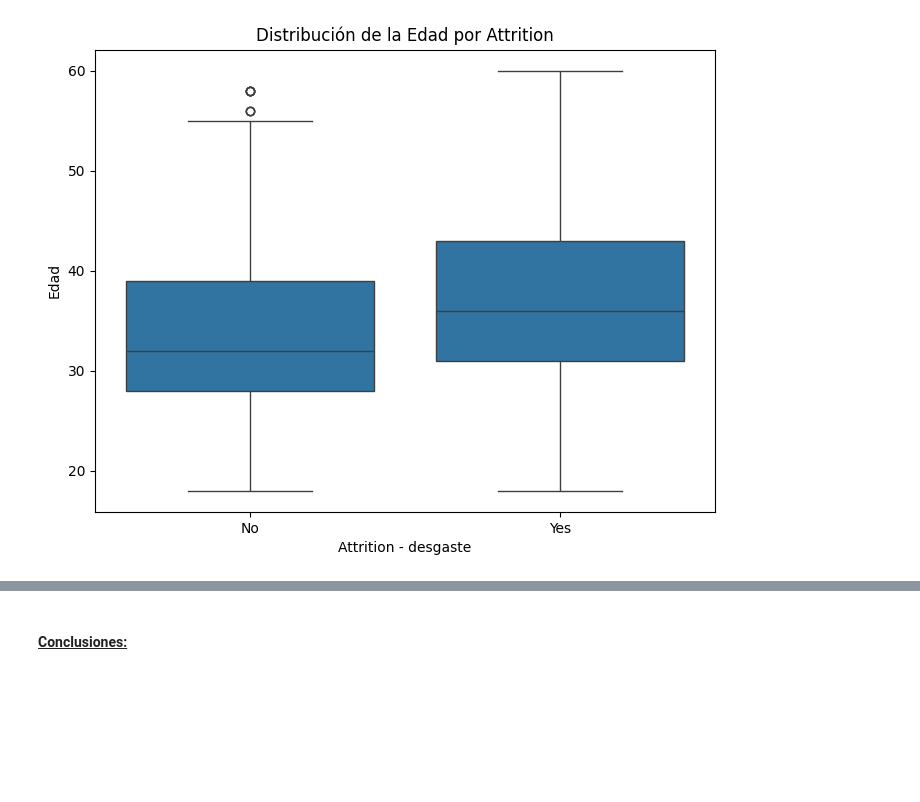
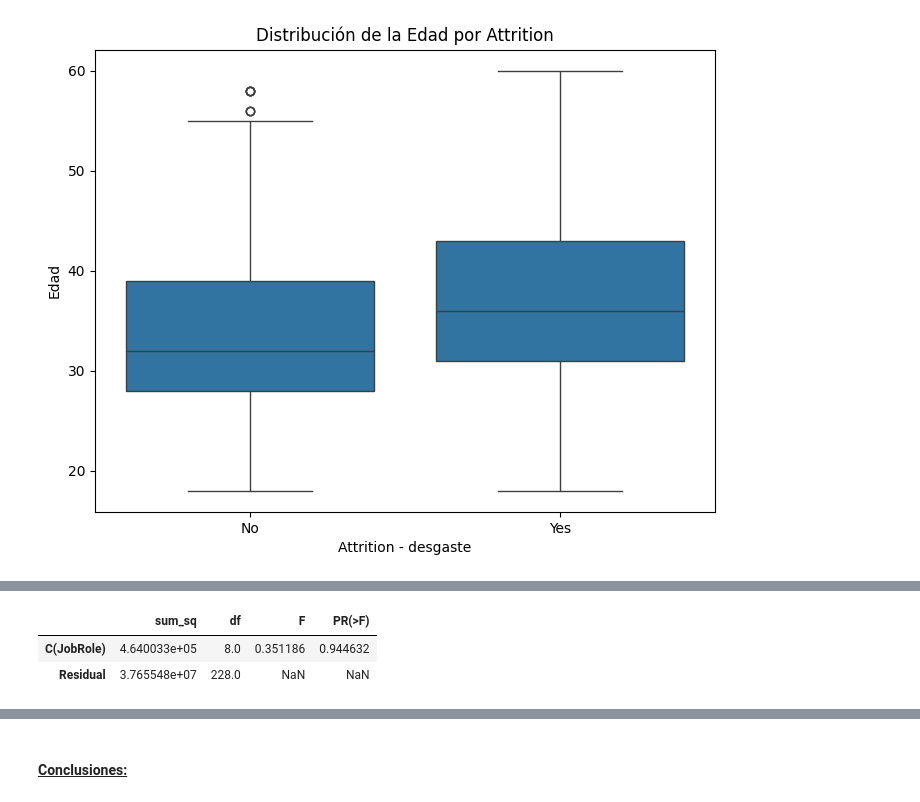
Before and after one commit to hugofmr/estadistica_edem, a Jupyter notebook: andres_attrition_hm.ipynb, the cells around one changed output, grey strips where cells are left out. Drawn from its saved outputs; the diff is of its cells as text; code cells hidden in the pictures; blank space fills up the shorter version.

```diff
--- a/andres_attrition_hm.ipynb
+++ b/andres_attrition_hm.ipynb
@@ -279,0 +278,16 @@ F_onewayResult(statistic=38.175886789733404, pvalue=8.356308021102401e-10)
+# %%
+import statsmodels.api as sm
+from statsmodels.formula.api import ols
+# Filtrando el DataFrame para incluir solo a los empleados con Attrition "Yes"
+attrition_yes = df[df['Attrition'] == 'Yes']
+
+anova_model_attrition_yes_dailyrate_jobrole = ols('DailyRate ~ C(JobRole)', data=attrition_yes).fit()
+
+# Realizamos la prueba ANOVA
+anova_table_attrition_yes_dailyrate_jobrole = sm.stats.anova_lm(anova_model_attrition_yes_dailyrate_jobrole, typ=2)
+
+anova_table_attrition_yes_dailyrate_jobrole
+# %% [output]
+|  | sum_sq | df | F | PR(>F) |
+| C(JobRole) | 4.640033e+05 | 8.0 | 0.351186 | 0.944632 |
+| Residual | 3.765548e+07 | 228.0 | NaN | NaN |
```
Also changed, not shown: parts of 10 cells of this notebook.
